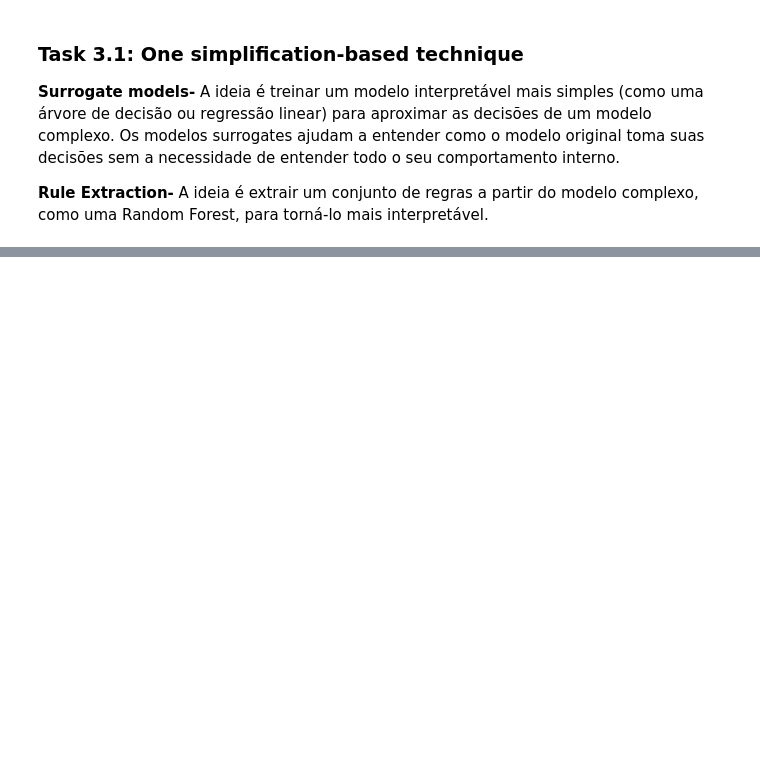
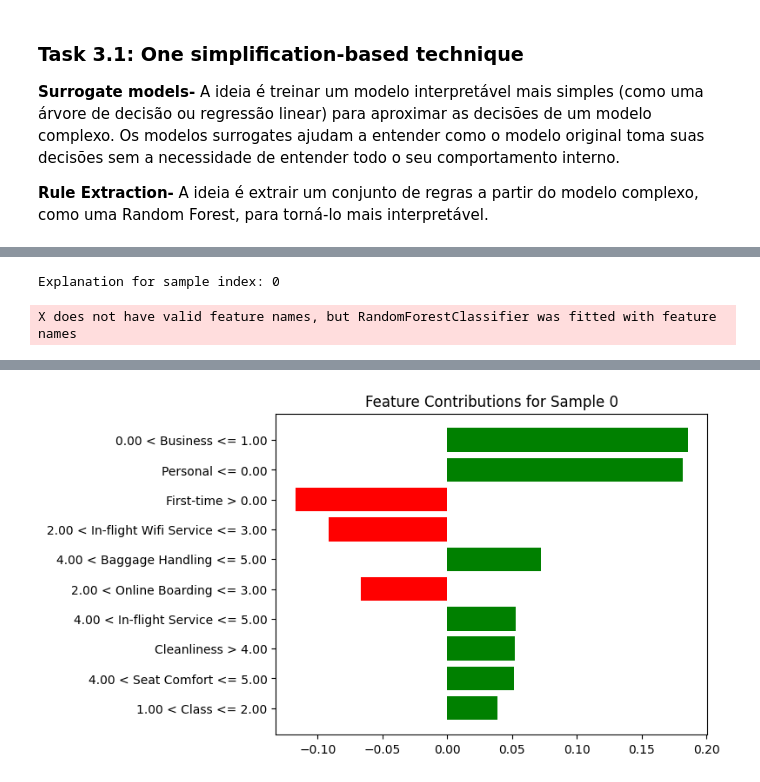
Before and after one commit to seblessa/XAI, a Jupyter notebook: notebook.ipynb, the cells around one changed output, grey strips where cells are left out. Saved outputs shown, nothing was run; the diff lists cells and outputs as text; code cells hidden in the pictures; blank space fills up the shorter version.

Commit message:
LIME

```diff
--- a/notebook.ipynb
+++ b/notebook.ipynb
@@ -153,2 +252,5 @@ utils.apply_feature_based_xai(X,y,forest)
-# %%
-utils.apply_simplification_based_xai(X,y,forest)
+# %%
+utils.apply_lime_xai(X,forest,0)
+# %% [output]
+Explanation for sample index: 0
+X does not have valid feature names, but RandomForestClassifier was fitted with feature names
@@ -154,0 +258 @@ utils.apply_simplification_based_xai(X,y,forest)
+[figure, added]
```
Also changed, not shown: parts of 17 cells of this notebook, 2 other files.
